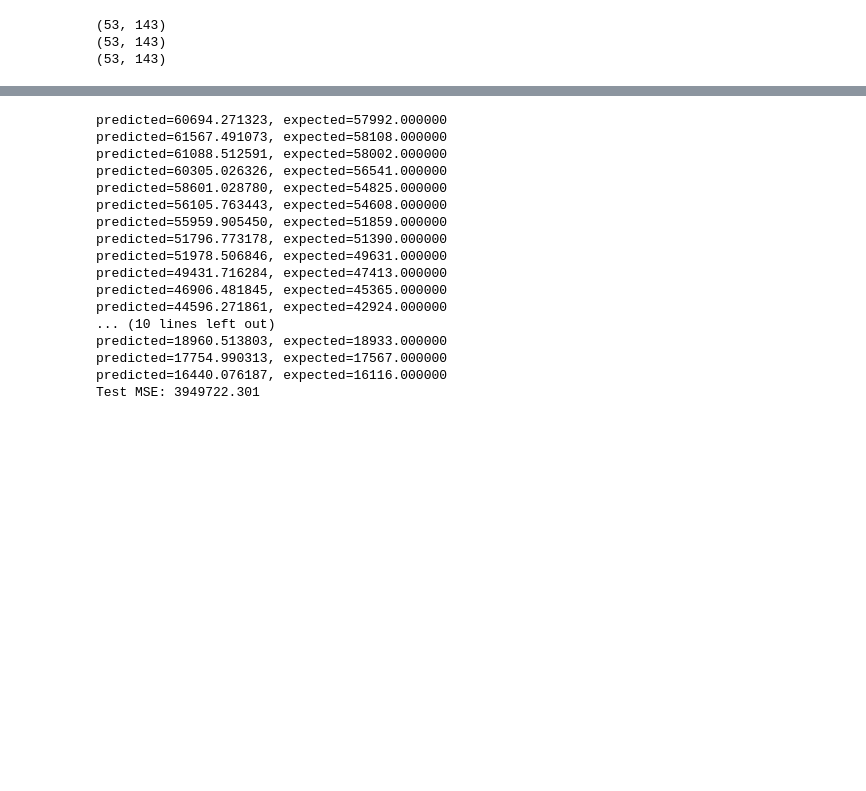
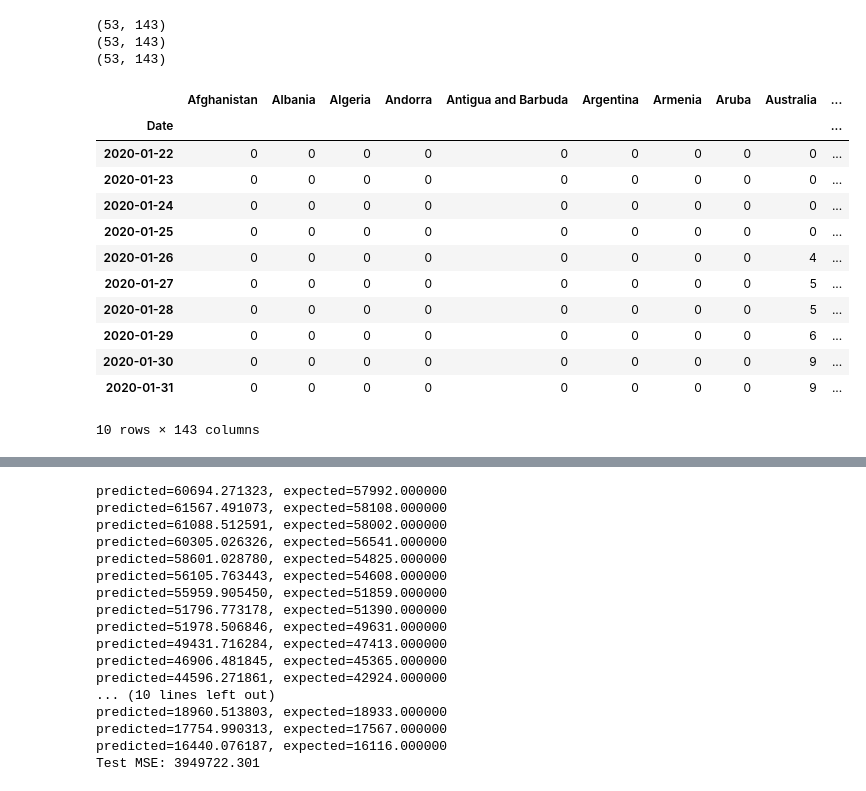
Before and after one commit to bleand/covid-19, a Jupyter notebook: Untitled.ipynb, the cells around one changed output, grey strips where cells are left out. Saved outputs shown, nothing was run; the diff lists cells and outputs as text; code cells hidden in the pictures; blank space fills up the shorter version.

```diff
--- a/Untitled.ipynb
+++ b/Untitled.ipynb
@@ -55,3 +53,19 @@ csse['absolute'][c] = (csse['confirmed'][c] - csse['recovered'][c]) - csse['deat
+# %%
+csse['confirmed'].head(10)
+# %% [output]
+|  | Afghanistan | Albania | Algeria | Andorra | Antigua and Barbuda | Argentina | Armenia | Aruba | Australia | ... |
+| Date |  |  |  |  |  |  |  |  |  | ... |
+| 2020-01-22 | 0 | 0 | 0 | 0 | 0 | 0 | 0 | 0 | 0 | ... |
+| 2020-01-23 | 0 | 0 | 0 | 0 | 0 | 0 | 0 | 0 | 0 | ... |
+| 2020-01-24 | 0 | 0 | 0 | 0 | 0 | 0 | 0 | 0 | 0 | ... |
+| 2020-01-25 | 0 | 0 | 0 | 0 | 0 | 0 | 0 | 0 | 0 | ... |
+| 2020-01-26 | 0 | 0 | 0 | 0 | 0 | 0 | 0 | 0 | 4 | ... |
+| 2020-01-27 | 0 | 0 | 0 | 0 | 0 | 0 | 0 | 0 | 5 | ... |
+| 2020-01-28 | 0 | 0 | 0 | 0 | 0 | 0 | 0 | 0 | 5 | ... |
+| 2020-01-29 | 0 | 0 | 0 | 0 | 0 | 0 | 0 | 0 | 6 | ... |
+| 2020-01-30 | 0 | 0 | 0 | 0 | 0 | 0 | 0 | 0 | 9 | ... |
+| 2020-01-31 | 0 | 0 | 0 | 0 | 0 | 0 | 0 | 0 | 9 | ... |
+10 rows × 143 columns
 # %%
 def delta(row, df, country, firstday = 0, days = 1):
     if row.dayofyear - days <= firstday:
```
Also changed, not shown: parts of 8 cells of this notebook.
